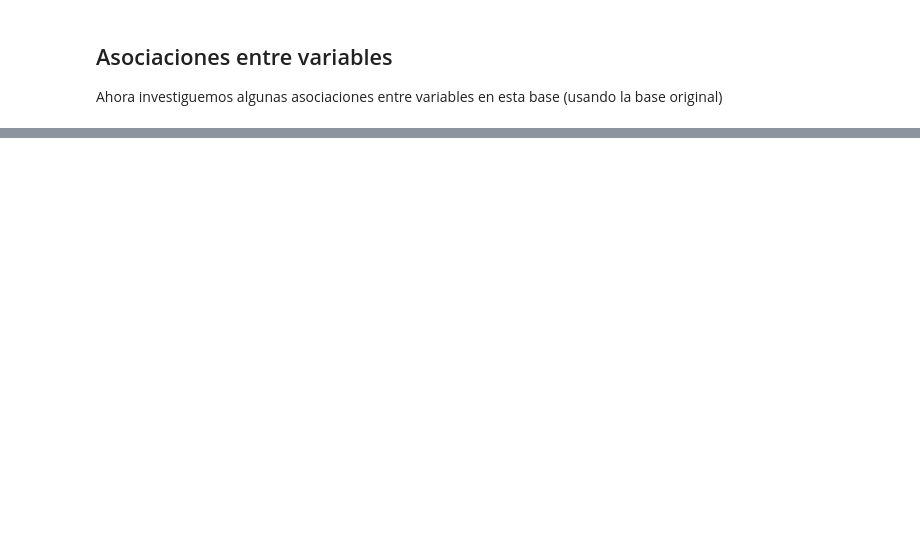
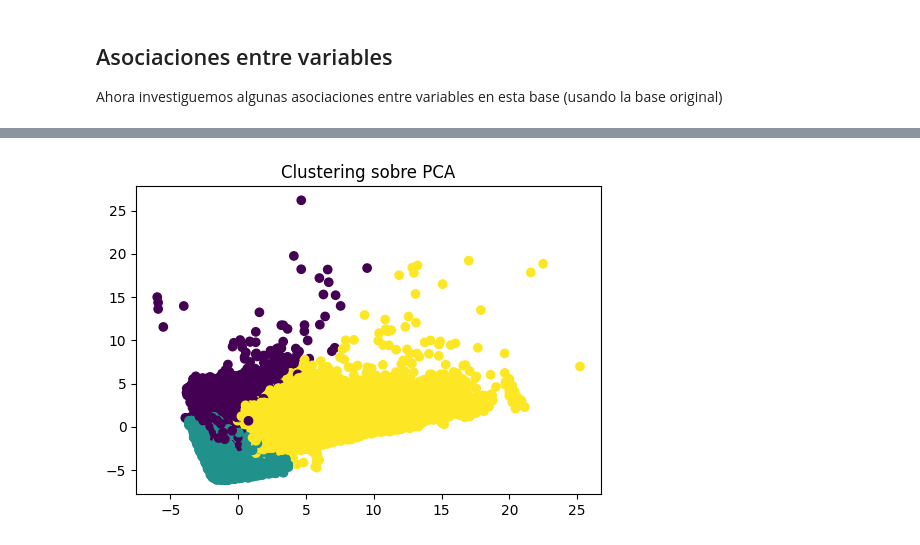
Before and after one commit to R0SEWT/DataMiningTools, a Jupyter notebook: W2/PG/PG2_DM.ipynb, the cells around one changed output, grey strips where cells are left out. Cells and saved outputs as stored; diff of their text form; code cells hidden in the pictures; blank space fills up the shorter version.

```diff
--- a/W2/PG/PG2_DM.ipynb
+++ b/W2/PG/PG2_DM.ipynb
@@ -461,0 +761,13 @@ datos_transformados = preproc.transform(df)
+# %%
+from sklearn.cluster import KMeans
+kmeans = KMeans(n_clusters=3, random_state=42)
+labels = kmeans.fit_predict(datos_transformados)
+pca_df['cluster'] = labels
+# %%
+
+plt.figure(figsize=(6, 4))
+plt.scatter(pca_df['PC1'], pca_df['PC2'], c=pca_df['cluster'], cmap='viridis')
+plt.title('Clustering sobre PCA')
+plt.show()
+# %% [output]
+[figure, added]
```
Also changed, not shown: parts of 40 cells of this notebook.
